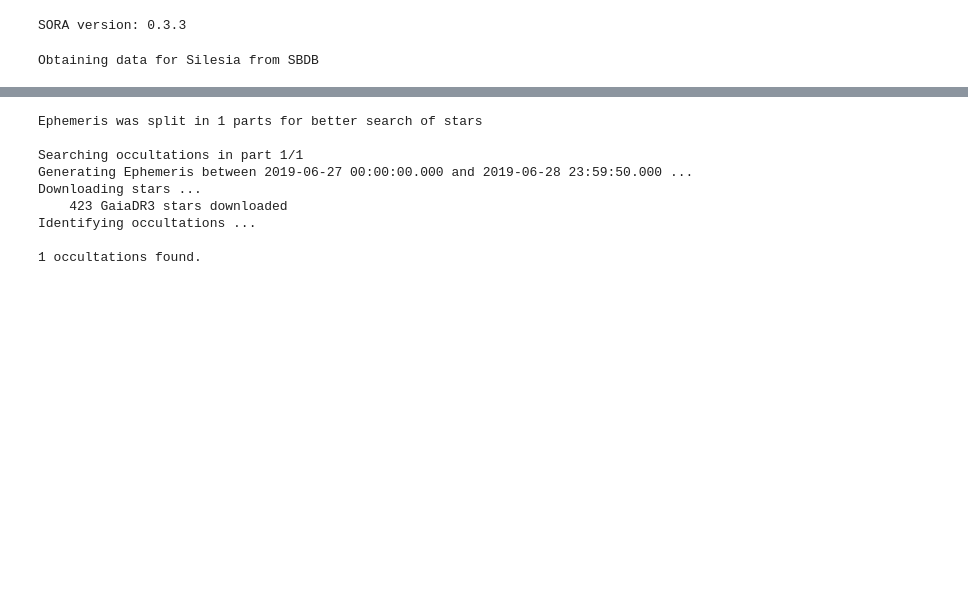
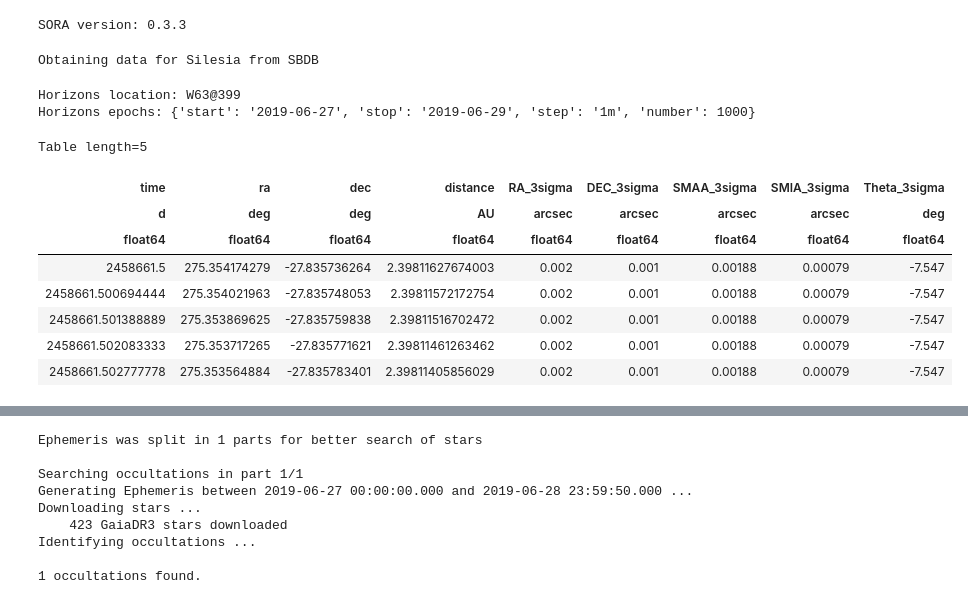
Before and after one commit to AndresSB3/stellar-occultation-prediction, a Jupyter notebook: notebooks/sora_prediction.ipynb, the cells around one changed output, grey strips where cells are left out. Cells and saved outputs as stored; diff of their text form; code cells hidden in the pictures; blank space fills up the shorter version.

Commit message:
Implemented topocentric generation of ephemerides and coordinate support.

```diff
--- a/notebooks/sora_prediction.ipynb
+++ b/notebooks/sora_prediction.ipynb
@@ -1,22 +1,28 @@
-# %%
-# Libraries and Packages
-
-# External libraries
-import sys
-from pathlib import Path
-
-from astropy.time import Time
-from IPython.display import Image
-from sora import Body, Observer, Occultation, Star
-from sora.prediction import prediction
-
-# Internal modules / packages
-sys.path.append(str(Path.cwd().parent))
-
-from src.eph import get_eph
-from src.ephem_table import EphemTable
-# %% [output]
-SORA version: 0.3.3
+# %%
+# Libraries and Packages
+
+# External packages
+import sys
+from pathlib import Path
+
+import astropy.units as u
+import numpy as np
+from astropy.coordinates import SkyCoord
+from astropy.table import QTable
+from astropy.time import Time, TimeDelta
+from astroquery.jplhorizons import Horizons
+from IPython.display import display
+from sora import Body, Observer, Occultation, Star
+from sora.ephem import EphemHorizons
+from sora.prediction import prediction
+
+# Internal modules / packages
+sys.path.append(str(Path.cwd().parent))
+
+from occultations.core.eph import get_eph
+from occultations.core.ephem_table import EphemTable
+# %% [output]
+SORA version: 0.3.3
 # %%
 # Hyperparameters
 
@@ -49,5 +55,17 @@ body = Body(rock)
 
 # Observer instantiation
 obs = Observer(name=obs_id, code=obs_id)
+
+# Times
+time_start = Time(epoch_jpl['start'], scale='utc')
+time_stop = Time(epoch_jpl['stop'], scale='utc')
+
+# Horizons observer location (same convention used by SORA)
+location = f'{obs.code}@{obs.spkid}'
+
+print("Horizons location:", location)
+print("Horizons epochs:", epoch_jpl)
 # %% [output]
 Obtaining data for Silesia from SBDB
+Horizons location: W63@399
+Horizons epochs: {'start': '2019-06-27', 'stop': '2019-06-29', 'step': '1m', 'number': 1000}
@@ -53,0 +129,15 @@ Obtaining data for Silesia from SBDB
+# %%
+# Query topocentric ephemeris
+eph_topo = jpl_eph_topo(rock, epoch_jpl, obs_id)
+
+display(eph_topo[:5])
+# %% [output]
+Table length=5
+| time | ra | dec | distance | RA_3sigma | DEC_3sigma | SMAA_3sigma | SMIA_3sigma | Theta_3sigma |
+| d | deg | deg | AU | arcsec | arcsec | arcsec | arcsec | deg |
+| float64 | float64 | float64 | float64 | float64 | float64 | float64 | float64 | float64 |
+| 2458661.5 | 275.354174279 | -27.835736264 | 2.39811627674003 | 0.002 | 0.001 | 0.00188 | 0.00079 | -7.547 |
+| 2458661.500694444 | 275.354021963 | -27.835748053 | 2.39811572172754 | 0.002 | 0.001 | 0.00188 | 0.00079 | -7.547 |
+| 2458661.501388889 | 275.353869625 | -27.835759838 | 2.39811516702472 | 0.002 | 0.001 | 0.00188 | 0.00079 | -7.547 |
+| 2458661.502083333 | 275.353717265 | -27.835771621 | 2.39811461263462 | 0.002 | 0.001 | 0.00188 | 0.00079 | -7.547 |
+| 2458661.502777778 | 275.353564884 | -27.835783401 | 2.39811405856029 | 0.002 | 0.001 | 0.00188 | 0.00079 | -7.547 |
```
Also changed, not shown: parts of 10 cells of this notebook, 2 other files.
